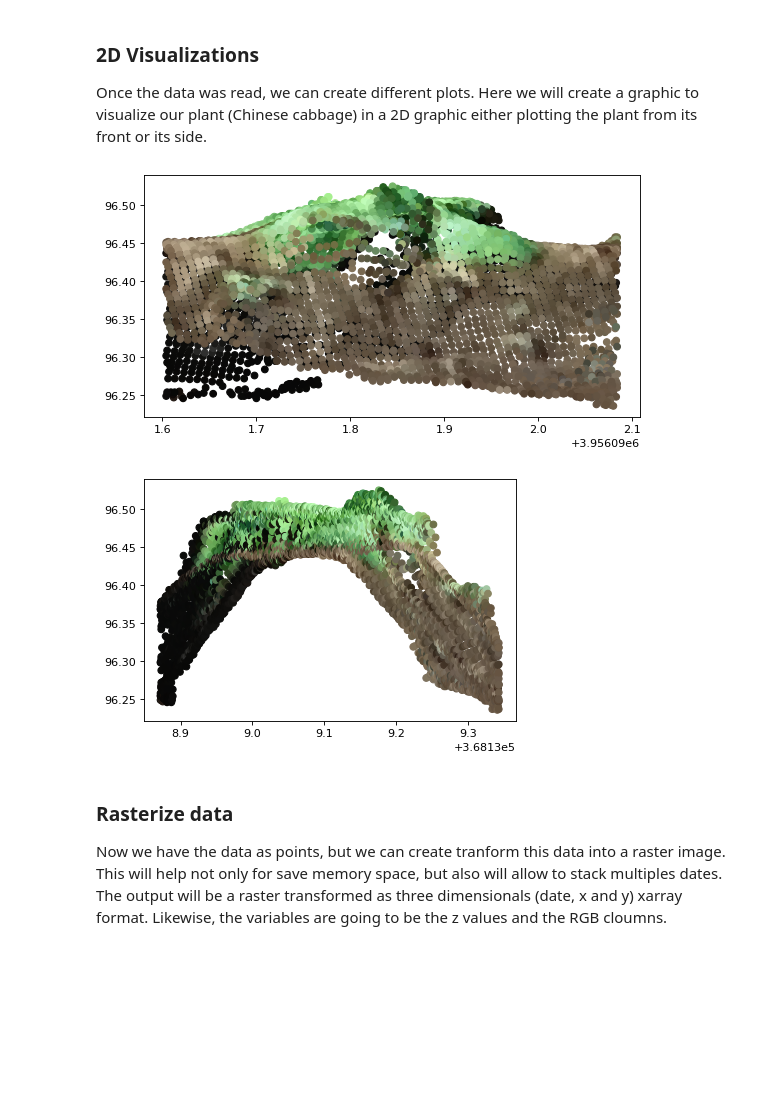
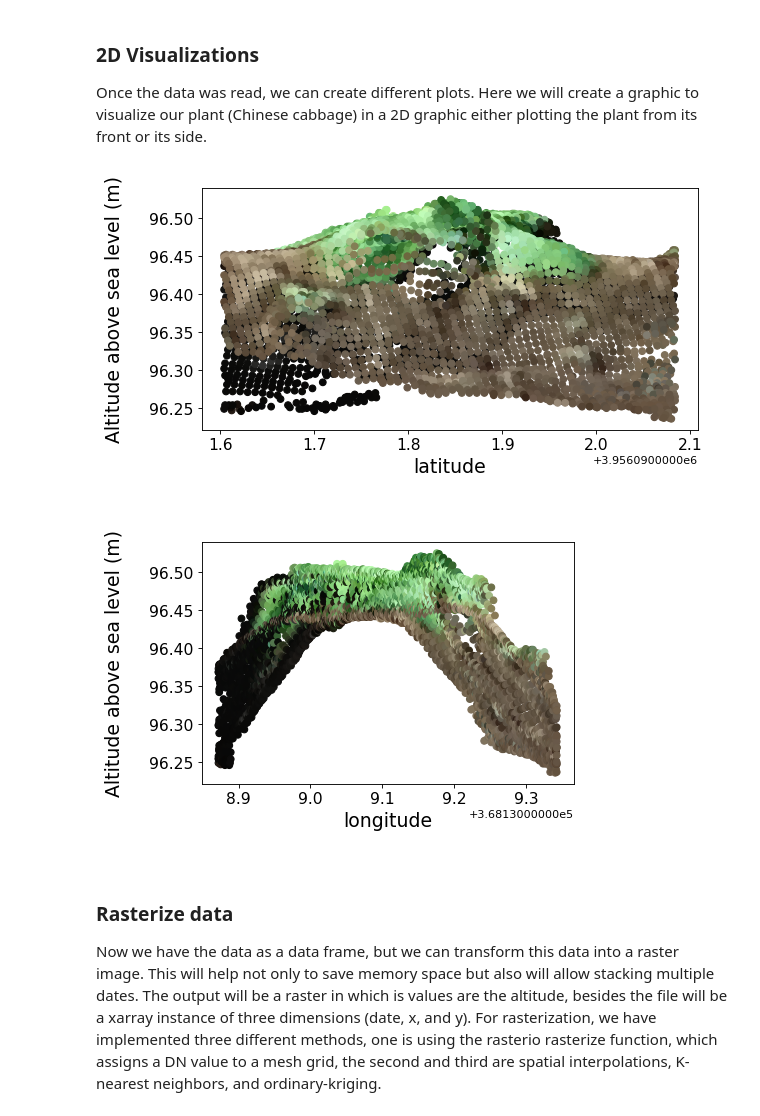
Before and after one commit to CIAT-DAPA/drone_data, a Jupyter notebook: cloud_points_example.ipynb, the cells around one changed output. Saved outputs shown, nothing was run; the diff lists cells and outputs as text; code cells hidden in the pictures; blank space fills up the shorter version.

```diff
--- a/cloud_points_example.ipynb
+++ b/cloud_points_example.ipynb
@@ -54,4 +47,6 @@ Here we are going to use a function named CloudPoints, this has as requirements
 # %%
+import geopandas as gpd
+from utils.xyz_functions import CloudPoints
 ### read the region of interest as geopandas
 roi = gpd.read_file("data/plant_frame.shp")
 
@@ -60,7 +55,7 @@ xyz_filenames = ["data/xyz_toyset_rgb_210922.xyz",
                  "data/xyz_toyset_rgb_210929.xyz"]
 
 ## The output will contains a list of geopandas dataframes
-plant_cloudpoints = CloudPoints(xyz_filenames, roi.loc[0,'geometry'])
+plant_cloudpoints = CloudPoints(xyz_filenames, roi.geometry[0])
 
 plant_cloudpoints.cloud_points[0].head()
 # %% [output]
@@ -75,12 +70,13 @@ plant_cloudpoints.cloud_points[0].head()
 
 Once the data was read, we can create different plots. Here we will create a graphic to visualize our plant (Chinese cabbage) in a 2D graphic either plotting the plant from its front or its side.
 # %%
-plant_cloudpoints.plot_2d_cloudpoints(index = 1, figsize= (8,4))
-plant_cloudpoints.plot_2d_cloudpoints(index = 1, xaxis = "longitude", figsize= (6,4))
+plant_cloudpoints.plot_2d_cloudpoints(index = 1, figsize= (8,4), fontsize = 14)
+plant_cloudpoints.plot_2d_cloudpoints(index = 1, xaxis = "longitude", figsize= (6,4), fontsize = 14)
 # %% [output]
-[figure, old version]
+[figure, new version]
-[figure, old version]
+[figure, new version]
 # %% [markdown]
 ### Rasterize data
 
-Now we have the data as points, but we can create tranform this data into a raster image. This will help not only for save memory space, but also will allow to stack multiples dates. The output will be a raster transformed as three dimensionals (date, x and y) xarray format. Likewise, the variables are going to be the z values and the RGB cloumns.
+Now we have the data as a data frame, but we can transform this data into a raster image. This will help not only to save memory space but also will allow stacking multiple dates. The output will be a raster in which is values are the altitude, besides the file will be a xarray instance of three dimensions (date, x, and y).
+For rasterization, we have implemented three different methods, one is using the rasterio rasterize function, which assigns a DN value to a mesh grid, the second and third are spatial interpolations, K-nearest neighbors, and ordinary-kriging.
```
Also changed, not shown: parts of 22 cells of this notebook.
